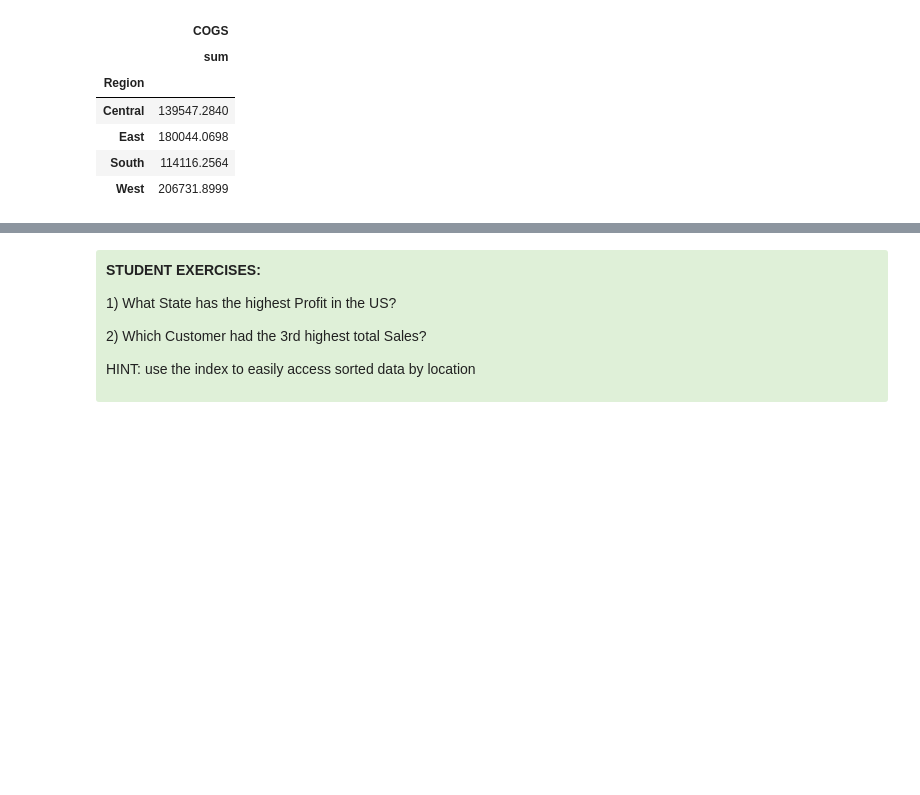
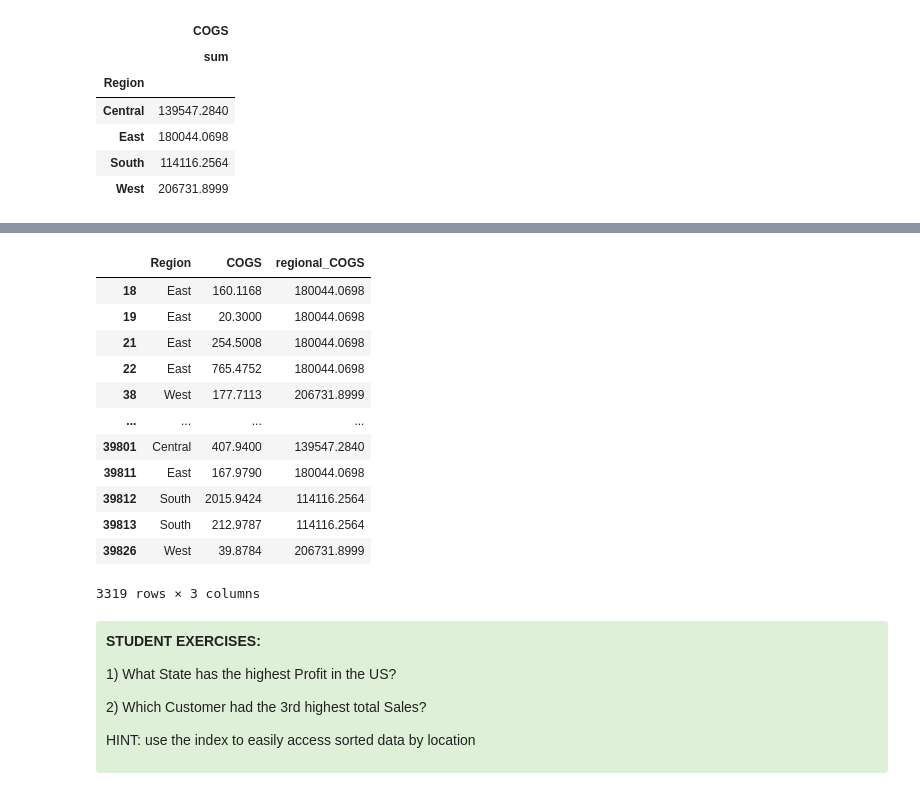
Before and after one commit to AllenInstitute/swdb_2023, a Jupyter notebook: PythonBootcamp/solutions/09_Introduction_To_Pandas_solutions.ipynb, the cells around one changed output, grey strips where cells are left out. Drawn from its saved outputs; the diff is of its cells as text; code cells hidden in the pictures; blank space fills up the shorter version.

Commit message:
added explanation of .transform

```diff
--- a/PythonBootcamp/solutions/09_Introduction_To_Pandas_solutions.ipynb
+++ b/PythonBootcamp/solutions/09_Introduction_To_Pandas_solutions.ipynb
@@ -1601,6 +1584,28 @@ description of transform
 **Groupby "pipeline":**<br>
 <img src="../support_files/images/pandas/pandas_groupby_transform.png">
 </div>
+# %%
+# Final Example!
+
+# Lets do a similar thing as above (getting cost of goods by reion) but put it back in the original dataframe
+usa_sales_long['regional_COGS'] = usa_sales_long.groupby(by = 'Region')[['COGS']].transform(np.sum)
+
+# Lets view the output dataframe (subset it so we can see the relevant columns)
+usa_sales_long[["Region", "COGS", "regional_COGS"]]
+# %% [output]
+|  | Region | COGS | regional_COGS |
+| 18 | East | 160.1168 | 180044.0698 |
+| 19 | East | 20.3000 | 180044.0698 |
+| 21 | East | 254.5008 | 180044.0698 |
+| 22 | East | 765.4752 | 180044.0698 |
+| 38 | West | 177.7113 | 206731.8999 |
+| ... | ... | ... | ... |
+| 39801 | Central | 407.9400 | 139547.2840 |
+| 39811 | East | 167.9790 | 180044.0698 |
+| 39812 | South | 2015.9424 | 114116.2564 |
+| 39813 | South | 212.9787 | 114116.2564 |
+| 39826 | West | 39.8784 | 206731.8999 |
+3319 rows × 3 columns
 # %% [markdown]
 <div style="background: #DFF0D8; border-radius: 3px; padding: 10px;">
 
```
Also changed, not shown: parts of 14 cells of this notebook.
